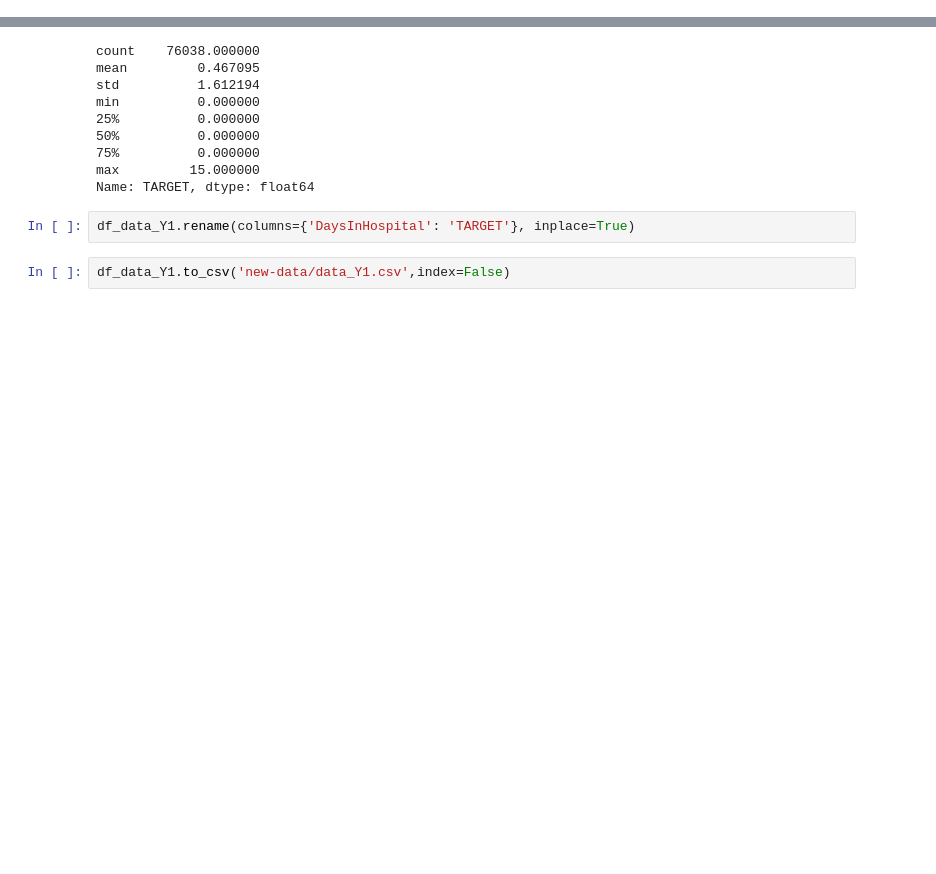
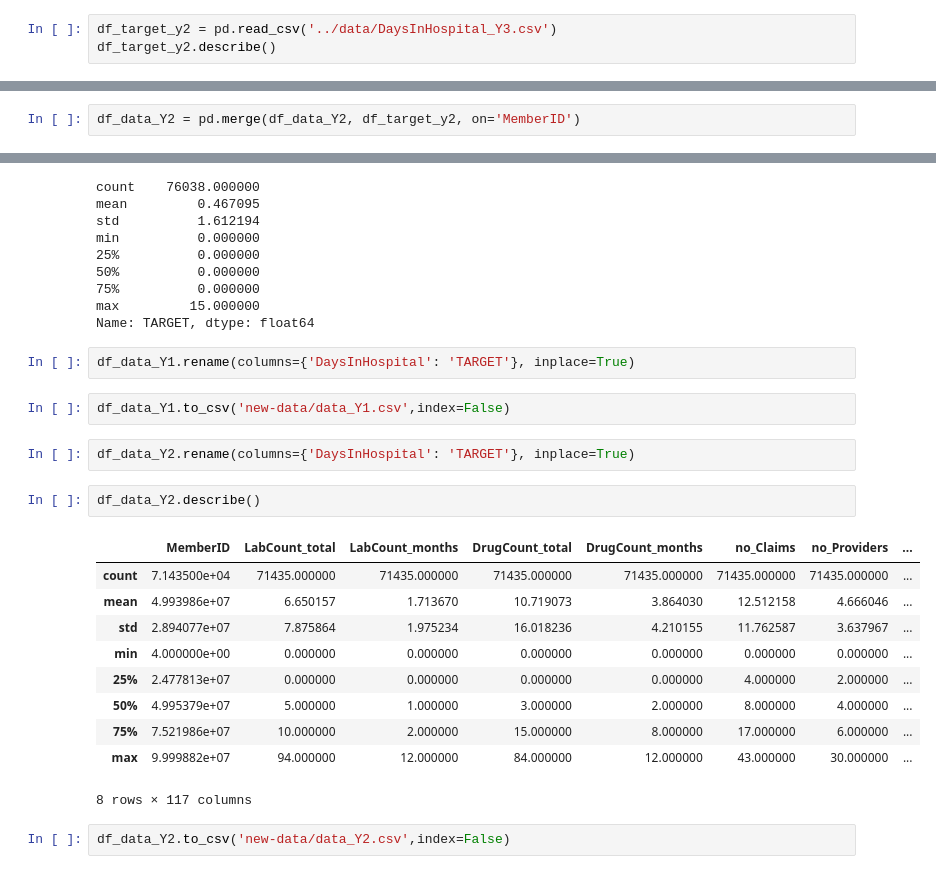
Before and after one commit to truongkhanhduy95/Heritage-Health-Prize, a Jupyter notebook: 1.data-preparation/merger.ipynb, the cells around one changed output, grey strips where cells are left out. Saved outputs shown, nothing was run; the diff lists cells and outputs as text; blank space fills up the shorter version.

```diff
--- a/1.data-preparation/merger.ipynb
+++ b/1.data-preparation/merger.ipynb
@@ -196,0 +190,3 @@ df_data_Y3.to_csv('new-data/data_Y3.csv',index=False)
+# %%
+df_target_y2 = pd.read_csv('../data/DaysInHospital_Y3.csv')
+df_target_y2.describe()
@@ -197,3 +203,5 @@ df_data_Y3.to_csv('new-data/data_Y3.csv',index=False)
+# %%
+df_data_Y2 = pd.merge(df_data_Y2, df_target_y2, on='MemberID')
 # %%
 df_data_Y1 = pd.merge(df_data_Y1, df_target, on='MemberID')
 # %%
@@ -212,3 +220,20 @@ Name: TARGET, dtype: float64
 df_data_Y1.rename(columns={'DaysInHospital': 'TARGET'}, inplace=True)
 # %%
 df_data_Y1.to_csv('new-data/data_Y1.csv',index=False)
+# %%
+df_data_Y2.rename(columns={'DaysInHospital': 'TARGET'}, inplace=True)
+# %%
+df_data_Y2.describe()
+# %% [output]
+|  | MemberID | LabCount_total | LabCount_months | DrugCount_total | DrugCount_months | no_Claims | no_Providers | ... |
+| count | 7.143500e+04 | 71435.000000 | 71435.000000 | 71435.000000 | 71435.000000 | 71435.000000 | 71435.000000 | ... |
+| mean | 4.993986e+07 | 6.650157 | 1.713670 | 10.719073 | 3.864030 | 12.512158 | 4.666046 | ... |
+| std | 2.894077e+07 | 7.875864 | 1.975234 | 16.018236 | 4.210155 | 11.762587 | 3.637967 | ... |
+| min | 4.000000e+00 | 0.000000 | 0.000000 | 0.000000 | 0.000000 | 0.000000 | 0.000000 | ... |
+| 25% | 2.477813e+07 | 0.000000 | 0.000000 | 0.000000 | 0.000000 | 4.000000 | 2.000000 | ... |
+| 50% | 4.995379e+07 | 5.000000 | 1.000000 | 3.000000 | 2.000000 | 8.000000 | 4.000000 | ... |
+| 75% | 7.521986e+07 | 10.000000 | 2.000000 | 15.000000 | 8.000000 | 17.000000 | 6.000000 | ... |
+| max | 9.999882e+07 | 94.000000 | 12.000000 | 84.000000 | 12.000000 | 43.000000 | 30.000000 | ... |
+8 rows × 117 columns
+# %%
+df_data_Y2.to_csv('new-data/data_Y2.csv',index=False)
```
Also changed, not shown: parts of 3 cells of this notebook.
